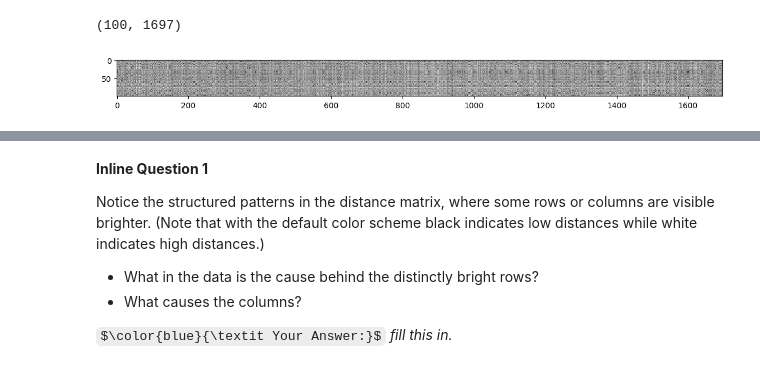
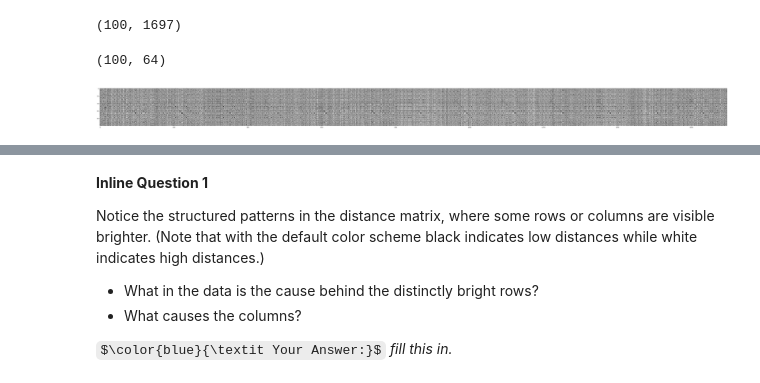
Before and after one commit to NMashalov/GirafeMLAutumn2024, a Jupyter notebook: homeworks/assignment01_knn/knn_assignment_0_01.ipynb, the cells around one changed output, grey strips where cells are left out. Cells and saved outputs as stored; diff of their text form; code cells hidden in the pictures; some formulas as TeX source.

```diff
--- a/homeworks/assignment01_knn/knn_assignment_0_01.ipynb
+++ b/homeworks/assignment01_knn/knn_assignment_0_01.ipynb
@@ -152,10 +152,15 @@ dists = classifier.compute_distances_two_loops(X_test)
 print(dists.shape)
 # %% [output]
 (100, 1697)
+# %%
+X_test.shape
+# %% [output]
+(100, 64)
 # %%
 # We can visualize the distance matrix: each row is a single test example and
 # its distances to training examples
+plt.figure(figsize=(80,10))
 plt.imshow(dists, interpolation="none")
 plt.show()
 # %% [output]
-[figure, old version]
+[figure, new version]
```
Also changed, not shown: parts of 4 cells of this notebook, 8 other files.
